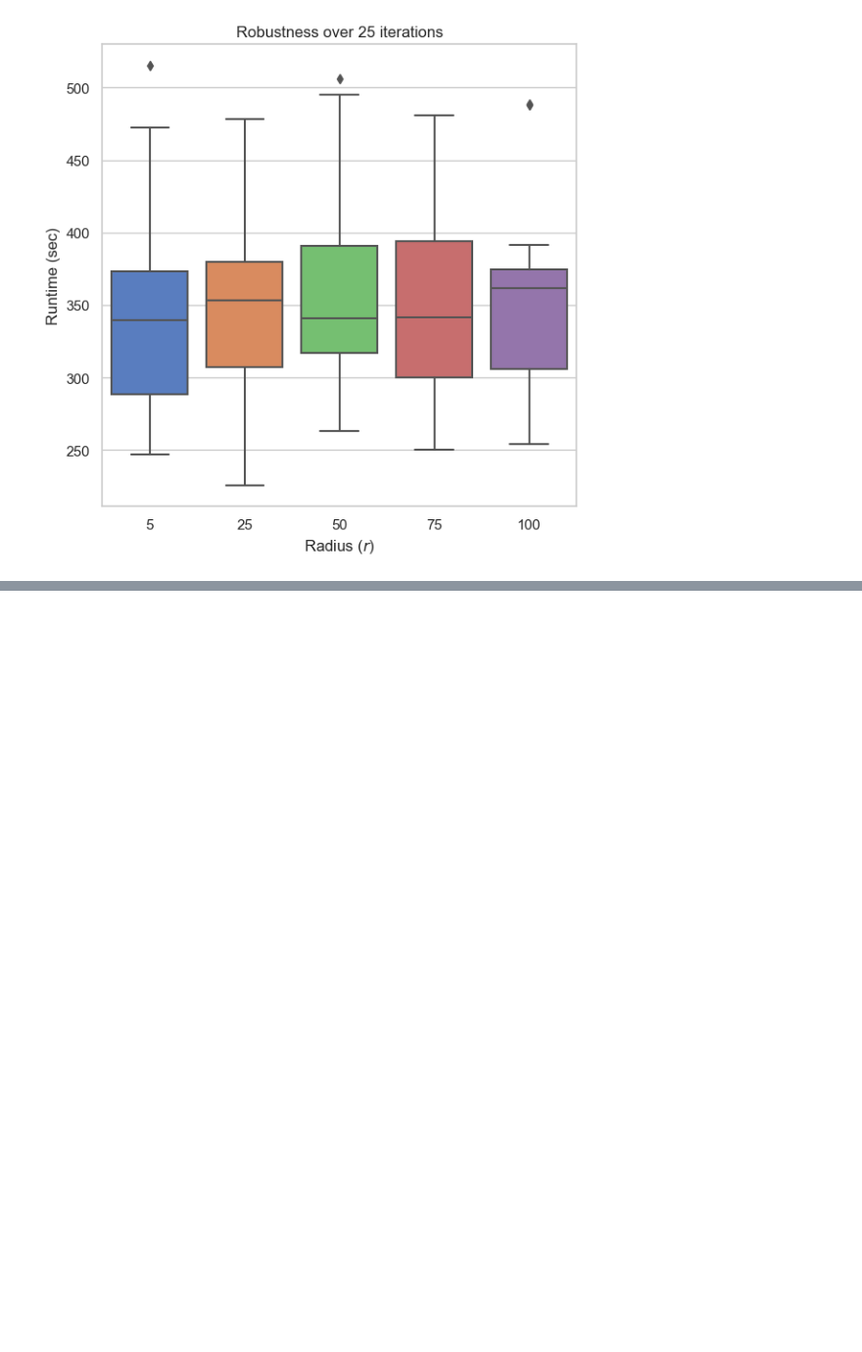
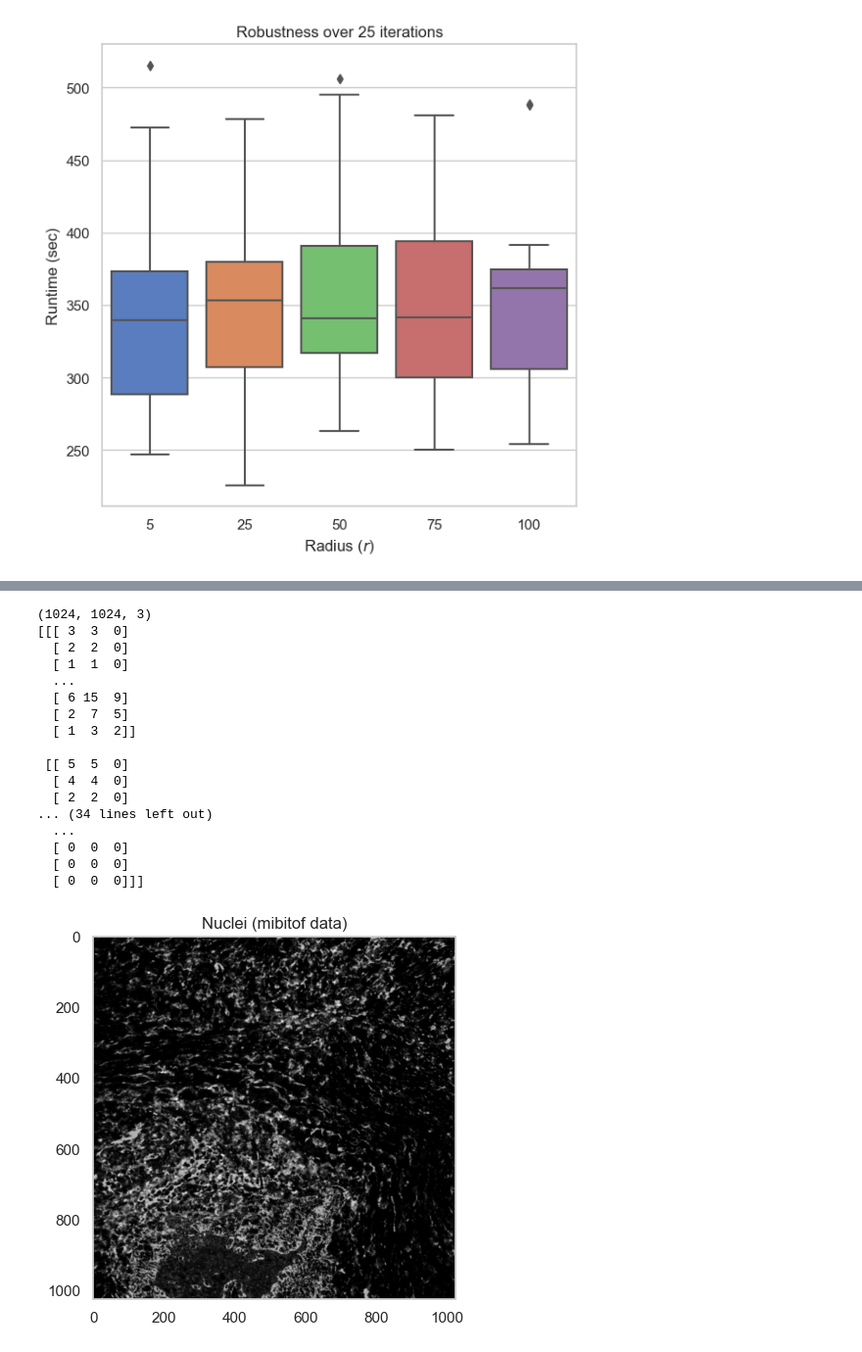
Before and after one commit to bionetslab/SHouT, a Jupyter notebook: tutorial.ipynb, the cells around one changed output, grey strips where cells are left out. Shown at 98% size. Saved outputs shown, nothing was run; the diff lists cells and outputs as text; code cells hidden in the pictures; blank space fills up the shorter version.

```diff
--- a/tutorial.ipynb
+++ b/tutorial.ipynb
@@ -224,0 +260,43 @@ with open('tutorial_notebook_seqfish_data.pkl', 'wb') as f:
+# %%
+fig, axes=plt.subplots()
+print(np.shape(mibitof.uns['spatial']['point16']['images']['hires']))
+# arr = np.asarray(mibitof.uns['spatial']['point16']['images']['hires'])/2
+arr = np.array(mibitof.uns['spatial']['point16']['images']['hires'])
+print(arr)
+# arr=matlab.double(arr)
+# img=myEngine.rgb2gray(arr)
+arr=np.mean(arr, axis=2)
+# plt.imshow(mibitof.uns['spatial']['point16']['images']['hires'][:,:,0], cmap=plt.get_cmap('gray'))
+# plt.imshow(np.asarray(mibitof.uns['spatial']['point16']['images']['hires'])[:,:,0], cmap=plt.get_cmap('gray'))
+plt.imshow(arr, cmap=plt.get_cmap('gray')) #cmap='gray', vmin=0, vmax=255
+# plt.imshow(img, cmap=plt.get_cmap('gray'))
+_str_='Nuclei (mibitof data)'
+# x=[]
+# y=[]
+# cell_coords=[]
+# for key, value in pickle_[i].uns['cell_coordinates'].items():
+    # x
+    # axes.scatter(np.mean(value[1]),np.mean(value[0]),label=key, s=2)
+# axes.scatter(mibitof.obsm['spatial'][0],mibitof.obsm['spatial'][1],s=2)
+plt.title(_str_)
+plt.show()
+plt.close()
+# %% [output]
+(1024, 1024, 3)
+[[[ 3  3  0]
+  [ 2  2  0]
+  [ 1  1  0]
+  ...
+  [ 6 15  9]
+  [ 2  7  5]
+  [ 1  3  2]]
+
+ [[ 5  5  0]
+  [ 4  4  0]
+  [ 2  2  0]
+... (34 lines left out)
+  ...
+  [ 0  0  0]
+  [ 0  0  0]
+  [ 0  0  0]]]
+[figure, added]
```
Also changed, not shown: parts of 13 cells of this notebook.
